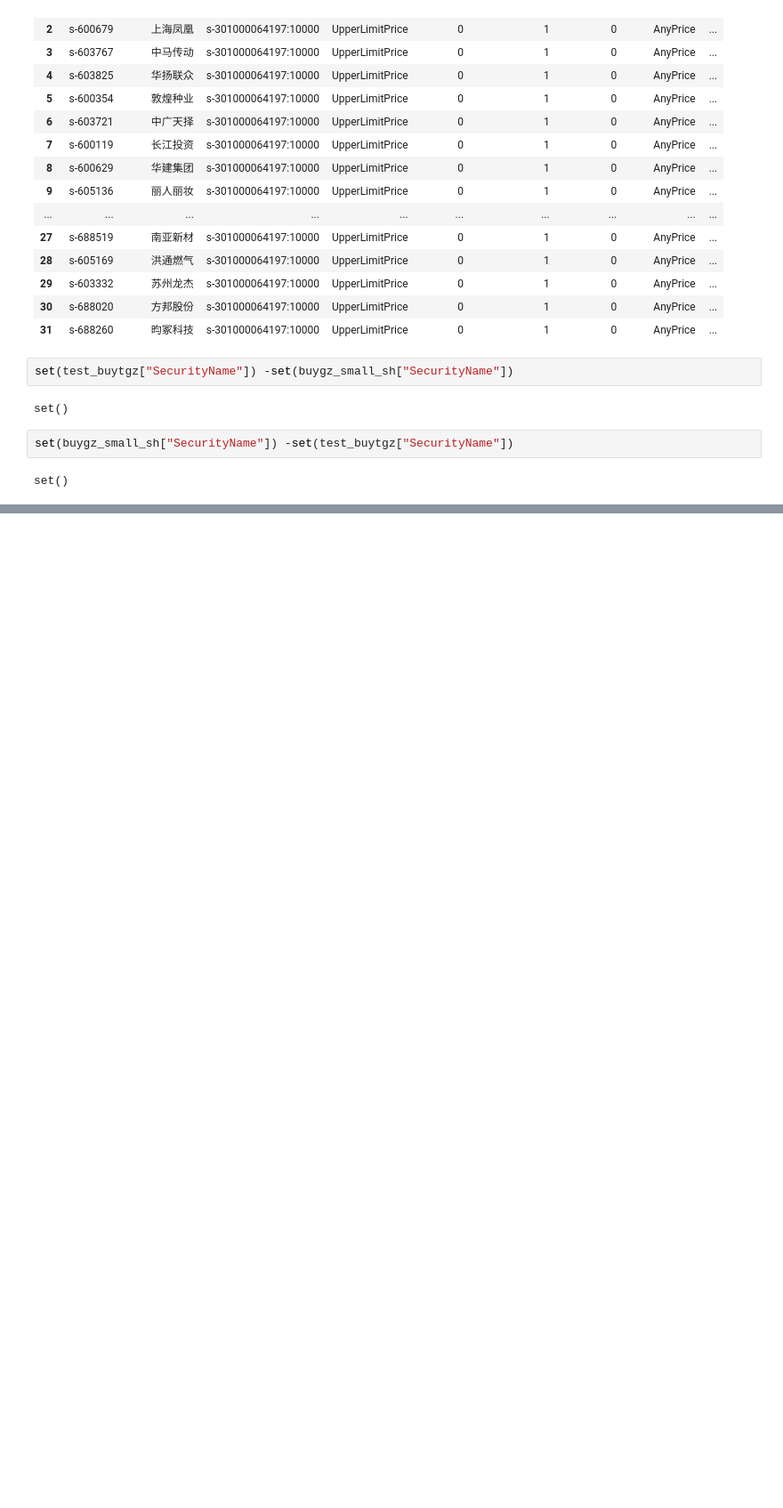
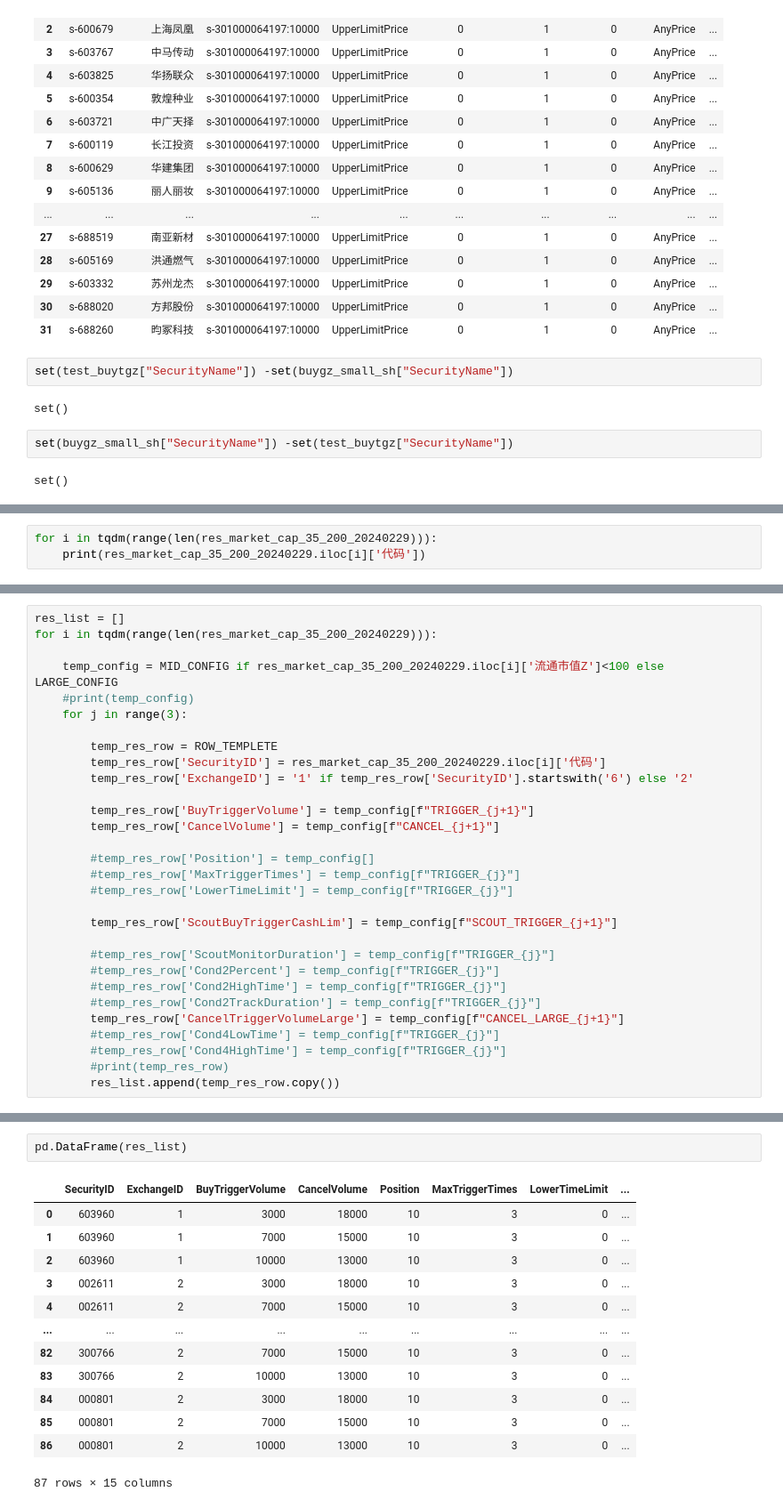
Before and after one commit to cosmo86/SE_crawler, a Jupyter notebook: Untitled.ipynb, the cells around one changed output, grey strips where cells are left out. Shown at 89% size. Saved outputs shown, nothing was run; the diff lists cells and outputs as text; blank space fills up the shorter version.

```diff
--- a/Untitled.ipynb
+++ b/Untitled.ipynb
@@ -334,0 +534,3 @@ set()
+# %%
+for i in tqdm(range(len(res_market_cap_35_200_20240229))):
+    print(res_market_cap_35_200_20240229.iloc[i]['代码'])
@@ -334,0 +570,30 @@ set()
+# %%
+res_list = []
+for i in tqdm(range(len(res_market_cap_35_200_20240229))):
+
+    temp_config = MID_CONFIG if res_market_cap_35_200_20240229.iloc[i]['流通市值Z']<100 else LARGE_CONFIG
+    #print(temp_config)
+    for j in range(3):
+
+        temp_res_row = ROW_TEMPLETE
+        temp_res_row['SecurityID'] = res_market_cap_35_200_20240229.iloc[i]['代码']
+        temp_res_row['ExchangeID'] = '1' if temp_res_row['SecurityID'].startswith('6') else '2'
+
+        temp_res_row['BuyTriggerVolume'] = temp_config[f"TRIGGER_{j+1}"]
+        temp_res_row['CancelVolume'] = temp_config[f"CANCEL_{j+1}"]
+
+        #temp_res_row['Position'] = temp_config[]
+        #temp_res_row['MaxTriggerTimes'] = temp_config[f"TRIGGER_{j}"]
+        #temp_res_row['LowerTimeLimit'] = temp_config[f"TRIGGER_{j}"]
+
+        temp_res_row['ScoutBuyTriggerCashLim'] = temp_config[f"SCOUT_TRIGGER_{j+1}"]
+
+        #temp_res_row['ScoutMonitorDuration'] = temp_config[f"TRIGGER_{j}"]
+        #temp_res_row['Cond2Percent'] = temp_config[f"TRIGGER_{j}"]
+        #temp_res_row['Cond2HighTime'] = temp_config[f"TRIGGER_{j}"]
+        #temp_res_row['Cond2TrackDuration'] = temp_config[f"TRIGGER_{j}"]
+        temp_res_row['CancelTriggerVolumeLarge'] = temp_config[f"CANCEL_LARGE_{j+1}"]
+        #temp_res_row['Cond4LowTime'] = temp_config[f"TRIGGER_{j}"]
+        #temp_res_row['Cond4HighTime'] = temp_config[f"TRIGGER_{j}"]
+        #print(temp_res_row)
+        res_list.append(temp_res_row.copy())
@@ -334,0 +620,16 @@ set()
+# %%
+pd.DataFrame(res_list)
+# %% [output]
+|  | SecurityID | ExchangeID | BuyTriggerVolume | CancelVolume | Position | MaxTriggerTimes | LowerTimeLimit | ... |
+| 0 | 603960 | 1 | 3000 | 18000 | 10 | 3 | 0 | ... |
+| 1 | 603960 | 1 | 7000 | 15000 | 10 | 3 | 0 | ... |
+| 2 | 603960 | 1 | 10000 | 13000 | 10 | 3 | 0 | ... |
+| 3 | 002611 | 2 | 3000 | 18000 | 10 | 3 | 0 | ... |
+| 4 | 002611 | 2 | 7000 | 15000 | 10 | 3 | 0 | ... |
+| ... | ... | ... | ... | ... | ... | ... | ... | ... |
+| 82 | 300766 | 2 | 7000 | 15000 | 10 | 3 | 0 | ... |
+| 83 | 300766 | 2 | 10000 | 13000 | 10 | 3 | 0 | ... |
+| 84 | 000801 | 2 | 3000 | 18000 | 10 | 3 | 0 | ... |
+| 85 | 000801 | 2 | 7000 | 15000 | 10 | 3 | 0 | ... |
+| 86 | 000801 | 2 | 10000 | 13000 | 10 | 3 | 0 | ... |
+87 rows × 15 columns
```
Also changed, not shown: parts of 18 cells of this notebook, 34 other files.
